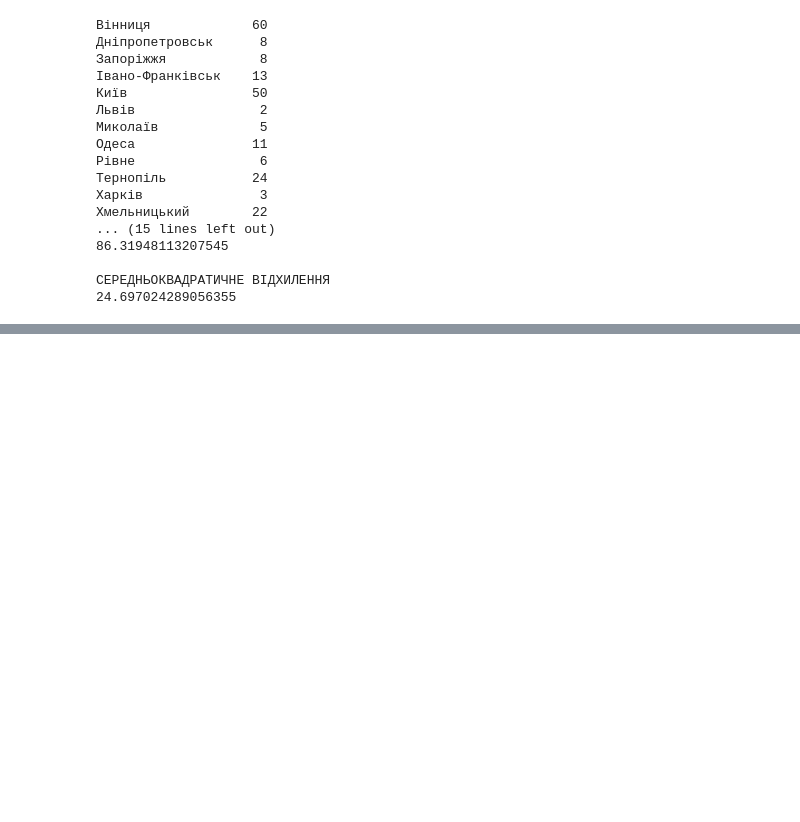
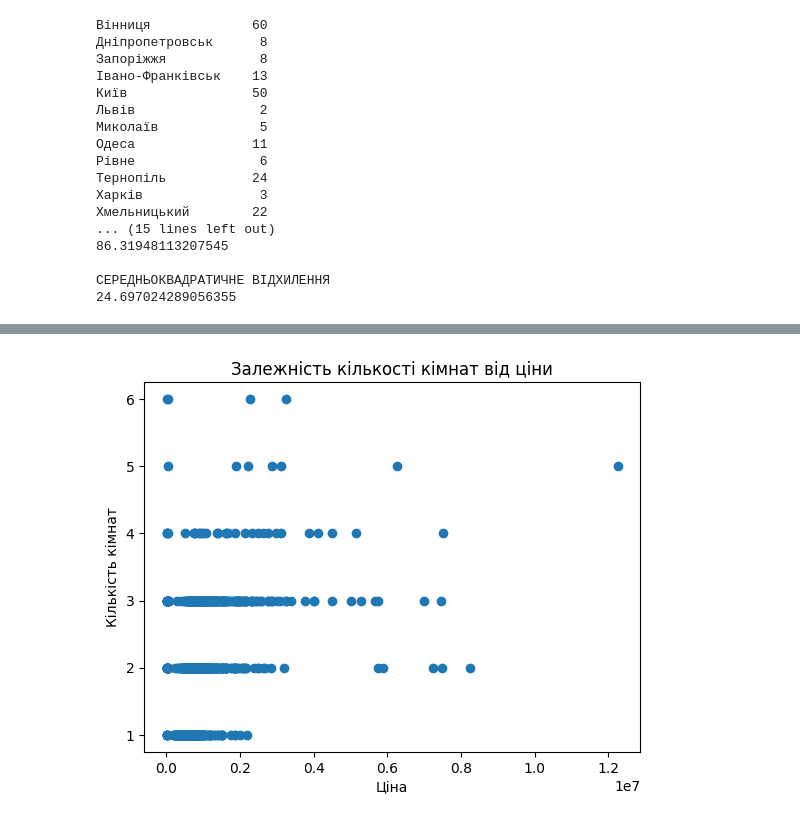
Before and after one commit to kn201dvv/DataAnalys, a Jupyter notebook: lab5.ipynb, the cells around one changed output, grey strips where cells are left out. Cells and saved outputs as stored; diff of their text form; code cells hidden in the pictures; blank space fills up the shorter version.

```diff
--- a/lab5.ipynb
+++ b/lab5.ipynb
@@ -137,0 +164,8 @@ print( data['Загальна_площа'].std())
+# %%
+plt.scatter(data['Ціна'], data['Кімнат'])
+plt.xlabel('Ціна')
+plt.ylabel('Кількість кімнат')
+plt.title('Залежність кількості кімнат від ціни')
+plt.show()
+# %% [output]
+[figure, added]
```
Also changed, not shown: parts of 24 cells of this notebook.
